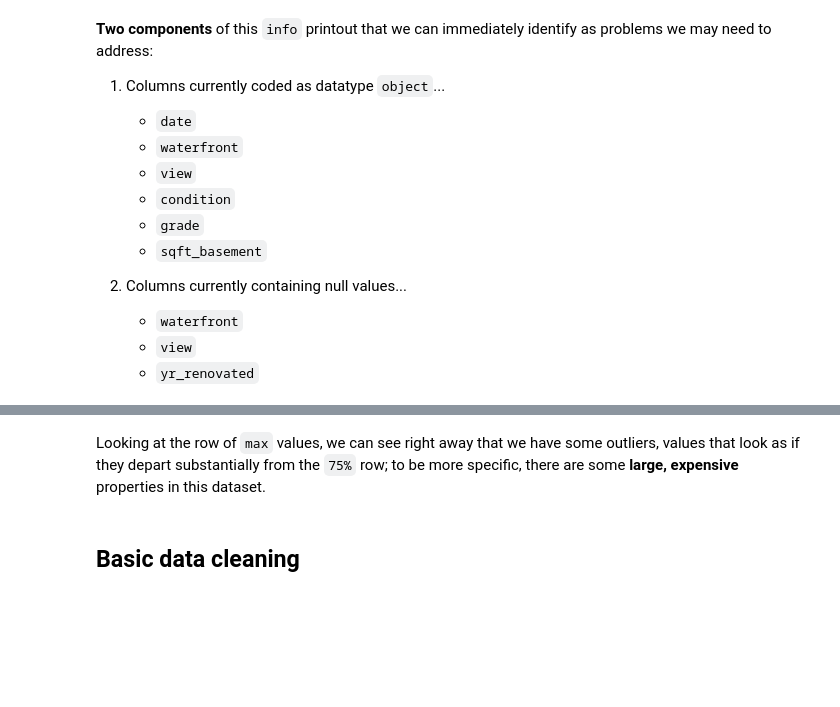
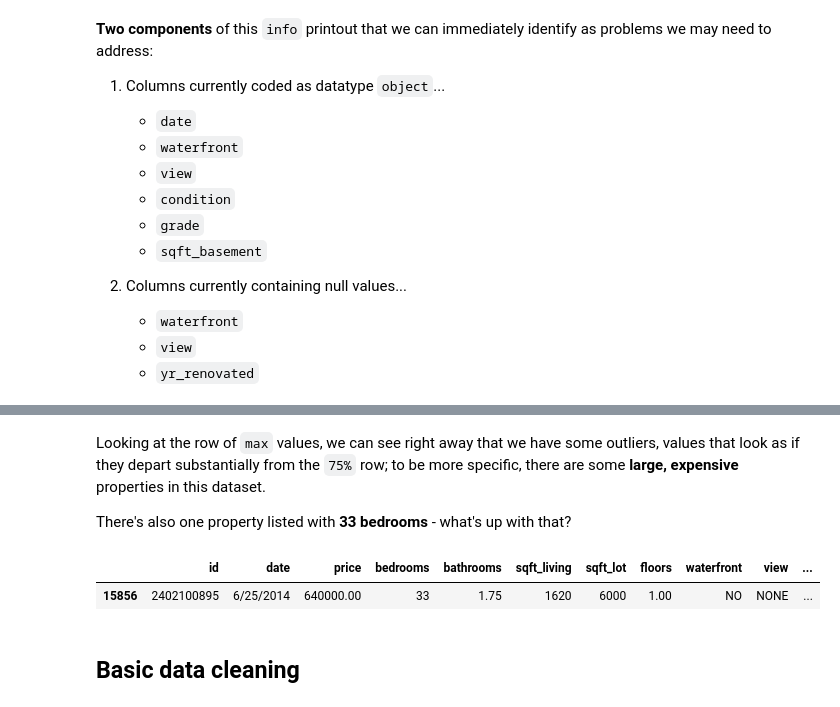
Before and after one commit to xiaohua-su/King_County_Real_Estate_Analysis, a Jupyter notebook: King_County_Real_Estate_Analysis.ipynb, the cells around one changed output, grey strips where cells are left out. Saved outputs shown, nothing was run; the diff lists cells and outputs as text; code cells hidden in the pictures; blank space fills up the shorter version.

```diff
--- a/King_County_Real_Estate_Analysis.ipynb
+++ b/King_County_Real_Estate_Analysis.ipynb
@@ -129,6 +127,13 @@ df.describe()
 | max | 9900000190.00 | 7700000.00 | 33.00 | 8.00 | 13540.00 | 1651359.00 | 3.50 | 9410.00 | 2015.00 | ... |
 # %% [markdown]
 Looking at the row of `max` values, we can see right away that we have some outliers, values that look as if they depart substantially from the `75%` row; to be more specific, there are some **large, expensive** properties in this dataset.
+
+There's also one property listed with **33 bedrooms** - what's up with that?
+# %%
+df.loc[(df['bedrooms']) == 33]
+# %% [output]
+|  | id | date | price | bedrooms | bathrooms | sqft_living | sqft_lot | floors | waterfront | view | ... |
+| 15856 | 2402100895 | 6/25/2014 | 640000.00 | 33 | 1.75 | 1620 | 6000 | 1.00 | NO | NONE | ... |
 # %% [markdown]
 ## Basic data cleaning
 # %% [markdown]
```
Also changed, not shown: parts of 41 cells of this notebook.
